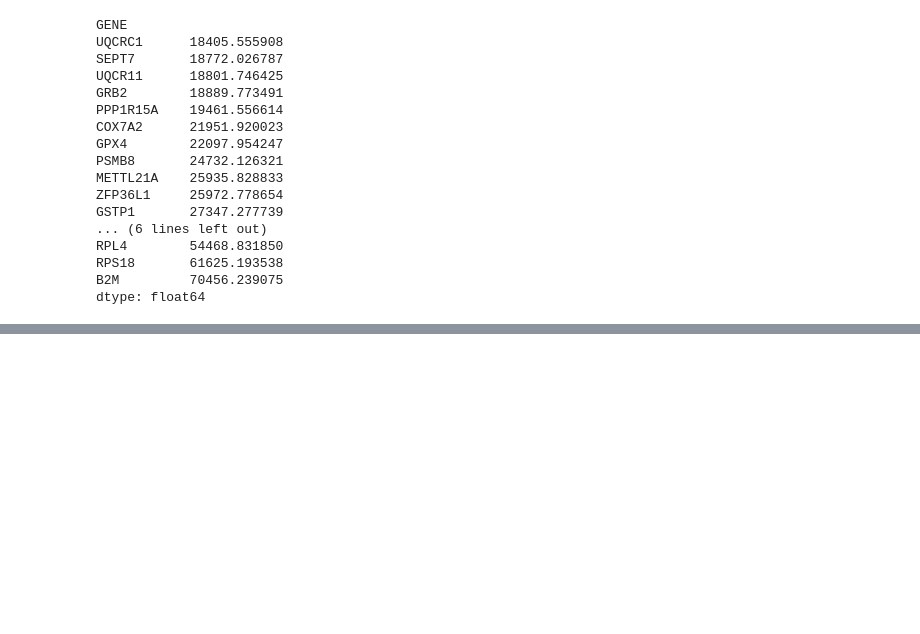
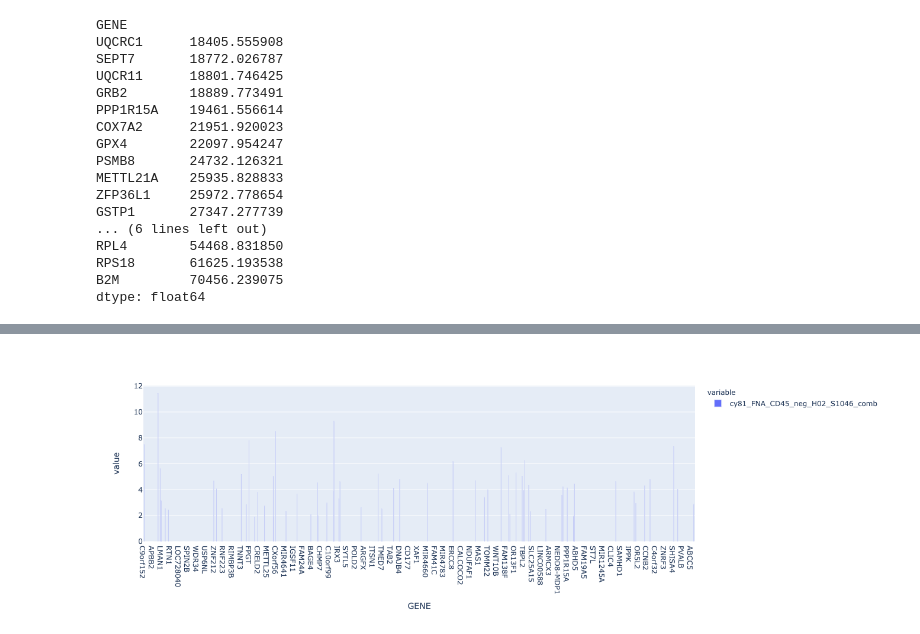
Before and after one commit to davidliu-lab/deconv, a Jupyter notebook: Load data from Derek's txt files.ipynb, the cells around one changed output, grey strips where cells are left out. Cells and saved outputs as stored; diff of their text form; code cells hidden in the pictures; blank space fills up the shorter version.

```diff
--- a/Load data from Derek's txt files.ipynb
+++ b/Load data from Derek's txt files.ipynb
@@ -51,0 +79,4 @@ dtype: float64
+# %%
+px.bar(df['cy81_FNA_CD45_neg_H02_S1046_comb'])
+# %% [output]
+[figure, added]
```
Also changed, not shown: parts of 4 cells of this notebook, 1 other file.
